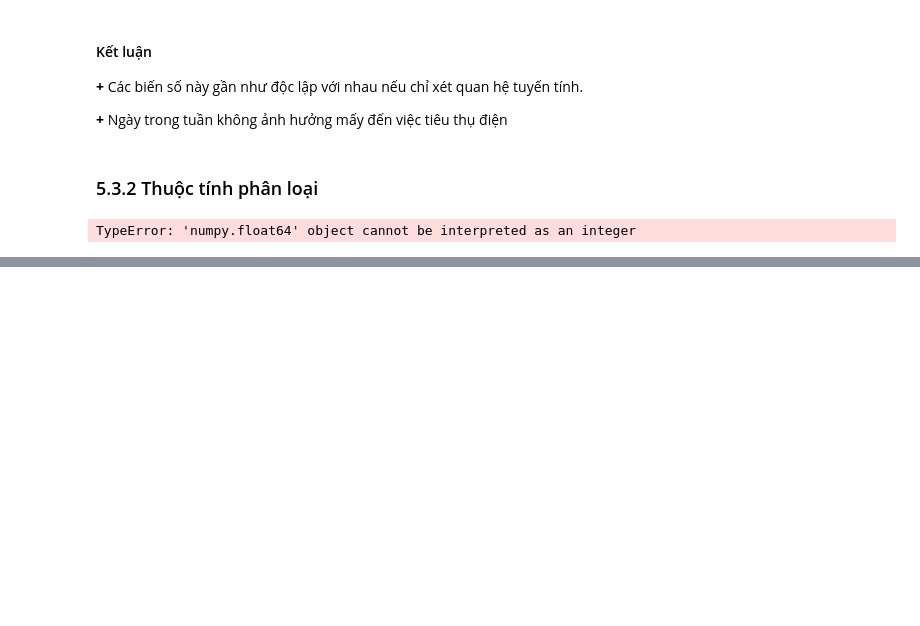
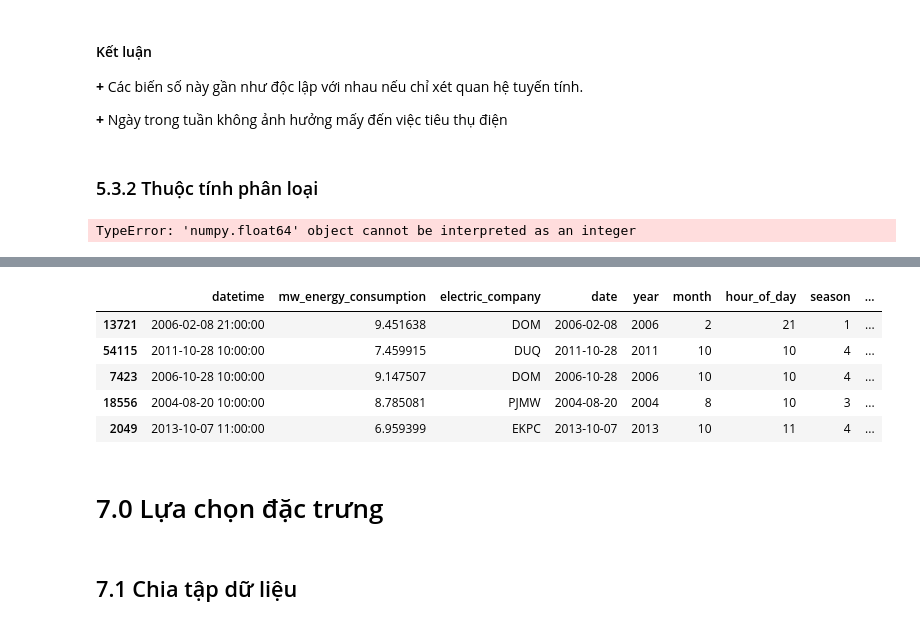
Before and after one commit to tranchienthang30/BTL_DataScience, a Jupyter notebook: Energy_Consumption.ipynb, the cells around one changed output, grey strips where cells are left out. Cells and saved outputs as stored; diff of their text form; code cells hidden in the pictures; blank space fills up the shorter version.

```diff
--- a/Energy_Consumption.ipynb
+++ b/Energy_Consumption.ipynb
@@ -928,0 +1009,31 @@ TypeError: 'numpy.float64' object cannot be interpreted as an integer
+# %%
+## Ta sẽ lấy dữ liệu số và chuyển đổi cách biểu diễn thành chu kì
+## Biến chu kỳ trong tập dữ liệu này là "hour_of_day", "season" và "day_of_week"
+
+# hour_of_day
+df5['hour_of_day_sin'] = df5['hour_of_day'].apply( lambda x: np.sin( x * ( 2. * np.pi/24 ) ) )
+df5['hour_of_day_cos'] = df5['hour_of_day'].apply( lambda x: np.cos( x * ( 2. * np.pi/24 ) ) )
+
+
+# season
+assortment_dict = {'Winter': 1, 'Spring': 2, 'Summer': 3, 'Autumn': 4}
+df5['season'] = df5['season'].map( assortment_dict )
+
+df5['season_sin'] = df5['season'].apply( lambda x: np.sin( x * ( 2. * np.pi/4 ) ) )
+df5['season_cos'] = df5['season'].apply( lambda x: np.cos( x * ( 2. * np.pi/4 ) ) )
+
+
+# day_of_week
+df5['day_of_week_sin'] = df5['day_of_week'].apply( lambda x: np.sin( x * ( 2. * np.pi/7 ) ) )
+df5['day_of_week_cos'] = df5['day_of_week'].apply( lambda x: np.cos( x * ( 2. * np.pi/7 ) ) )
+# %%
+df5.sample(5)
+# %% [output]
+|  | datetime | mw_energy_consumption | electric_company | date | year | month | hour_of_day | season | ... |
+| 13721 | 2006-02-08 21:00:00 | 9.451638 | DOM | 2006-02-08 | 2006 | 2 | 21 | 1 | ... |
+| 54115 | 2011-10-28 10:00:00 | 7.459915 | DUQ | 2011-10-28 | 2011 | 10 | 10 | 4 | ... |
+| 7423 | 2006-10-28 10:00:00 | 9.147507 | DOM | 2006-10-28 | 2006 | 10 | 10 | 4 | ... |
+| 18556 | 2004-08-20 10:00:00 | 8.785081 | PJMW | 2004-08-20 | 2004 | 8 | 10 | 3 | ... |
+| 2049 | 2013-10-07 11:00:00 | 6.959399 | EKPC | 2013-10-07 | 2013 | 10 | 11 | 4 | ... |
+# %% [markdown]
+# 7.0 Lựa chọn đặc trưng
@@ -928,0 +1042,2 @@ TypeError: 'numpy.float64' object cannot be interpreted as an integer
+# %% [markdown]
+## 7.1 Chia tập dữ liệu
```
Also changed, not shown: parts of 19 cells of this notebook.
